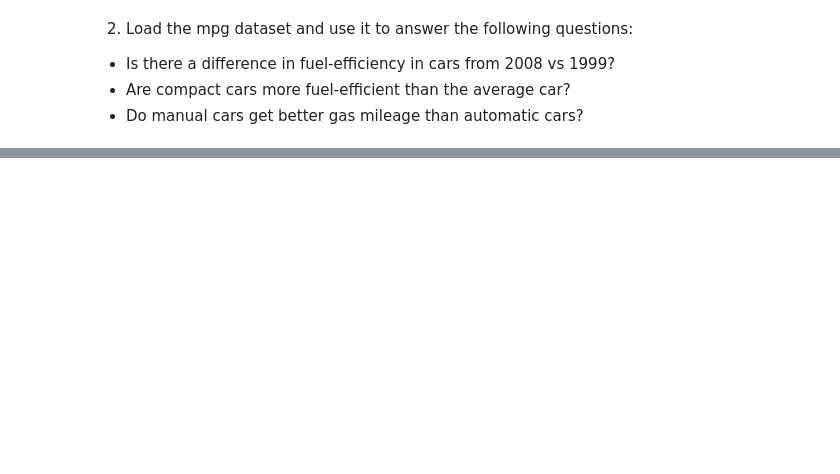
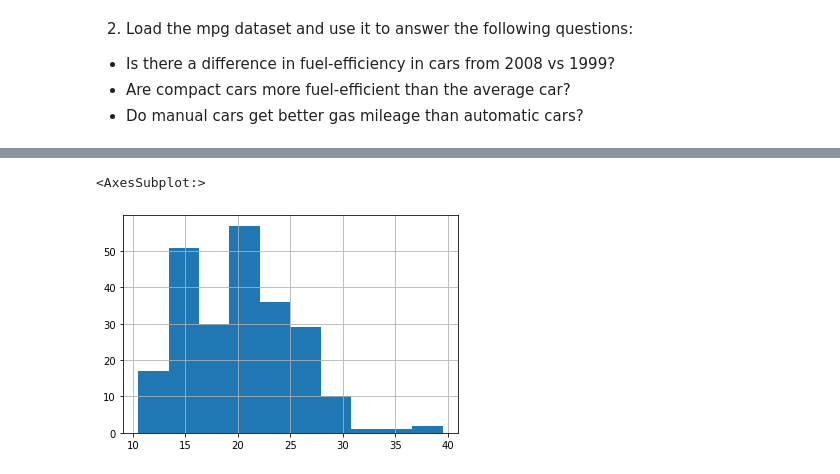
Before and after one commit to Chenchen070/statistics-exercises, a Jupyter notebook: hypothesis_testing.ipynb, the cells around one changed output, grey strips where cells are left out. Saved outputs shown, nothing was run; the diff lists cells and outputs as text; code cells hidden in the pictures; blank space fills up the shorter version.

```diff
--- a/hypothesis_testing.ipynb
+++ b/hypothesis_testing.ipynb
@@ -62,0 +160,5 @@ x1 =
+# %%
+mpg.fuel_e.hist()
+# %% [output]
+<AxesSubplot:>
+[figure, added]
```
Also changed, not shown: parts of 39 cells of this notebook.
